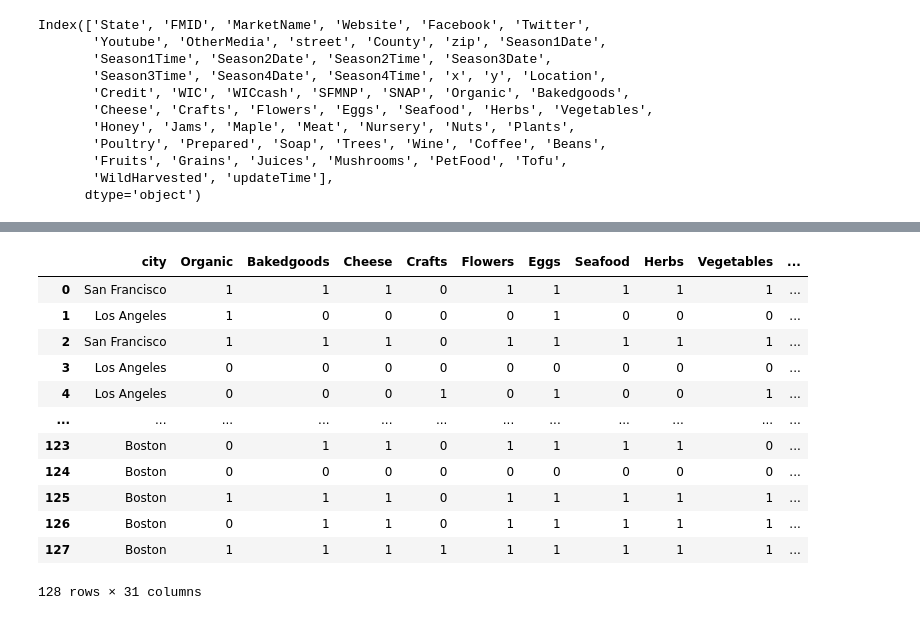
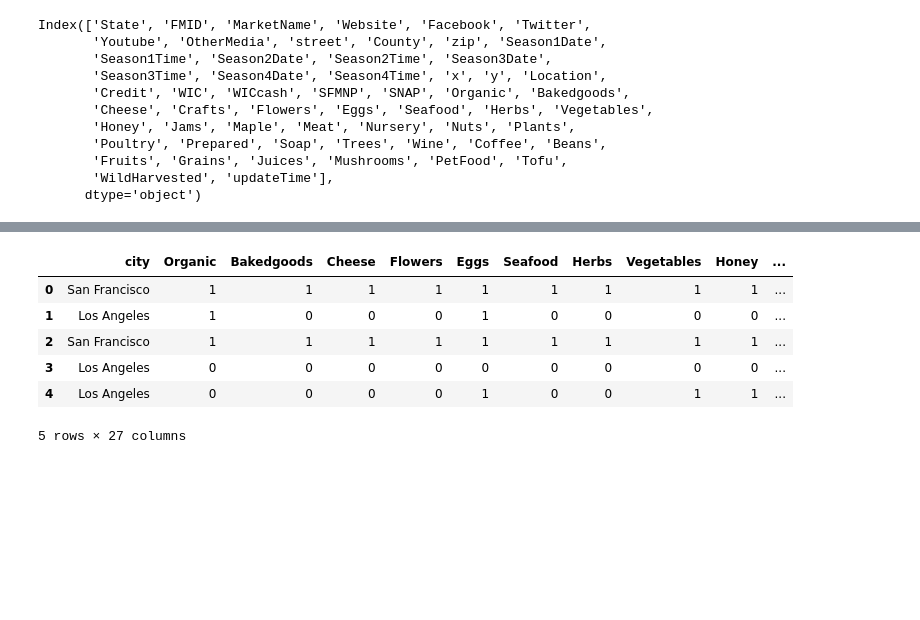
Before and after one commit to RobSalazar/Project-1, a Jupyter notebook: Jacquelin/Products.ipynb, the cells around one changed output, grey strips where cells are left out. Cells and saved outputs as stored; diff of their text form; code cells hidden in the pictures; blank space fills up the shorter version.

```diff
--- a/Jacquelin/Products.ipynb
+++ b/Jacquelin/Products.ipynb
@@ -45,9 +43,9 @@ Products
 # %%
 df=Products[['Organic', 'Bakedgoods',
-       'Cheese', 'Crafts', 'Flowers', 'Eggs', 'Seafood', 'Herbs', 'Vegetables',
-       'Honey', 'Jams', 'Maple', 'Meat', 'Nursery', 'Nuts', 'Plants',
-       'Poultry', 'Prepared', 'Soap', 'Trees', 'Wine', 'Coffee', 'Beans',
+       'Cheese','Flowers', 'Eggs', 'Seafood', 'Herbs', 'Vegetables',
+       'Honey', 'Jams', 'Maple', 'Meat', 'Nuts', 'Plants',
+       'Poultry', 'Prepared', 'Wine', 'Coffee', 'Beans',
        'Fruits', 'Grains', 'Juices', 'Mushrooms', 'PetFood', 'Tofu',
        'WildHarvested']]
-df
+df.head()
 # %% [output]
@@ -85,20 +71,14 @@ ProductFile
 # %%
 Prodc_df=ProductFile.replace(["-", "Y", "N", "N/A"], [0, 1, 0, 0])
 # %%
-Prodc_df
+Prodc_df.head()
 # %% [output]
-|  | city | Organic | Bakedgoods | Cheese | Crafts | Flowers | Eggs | Seafood | Herbs | Vegetables | ... |
-| 0 | San Francisco | 1 | 1 | 1 | 0 | 1 | 1 | 1 | 1 | 1 | ... |
-| 1 | Los Angeles | 1 | 0 | 0 | 0 | 0 | 1 | 0 | 0 | 0 | ... |
-| 2 | San Francisco | 1 | 1 | 1 | 0 | 1 | 1 | 1 | 1 | 1 | ... |
+|  | city | Organic | Bakedgoods | Cheese | Flowers | Eggs | Seafood | Herbs | Vegetables | Honey | ... |
+| 0 | San Francisco | 1 | 1 | 1 | 1 | 1 | 1 | 1 | 1 | 1 | ... |
+| 1 | Los Angeles | 1 | 0 | 0 | 0 | 1 | 0 | 0 | 0 | 0 | ... |
+| 2 | San Francisco | 1 | 1 | 1 | 1 | 1 | 1 | 1 | 1 | 1 | ... |
 | 3 | Los Angeles | 0 | 0 | 0 | 0 | 0 | 0 | 0 | 0 | 0 | ... |
-| 4 | Los Angeles | 0 | 0 | 0 | 1 | 0 | 1 | 0 | 0 | 1 | ... |
-| ... | ... | ... | ... | ... | ... | ... | ... | ... | ... | ... | ... |
-| 123 | Boston | 0 | 1 | 1 | 0 | 1 | 1 | 1 | 1 | 0 | ... |
-| 124 | Boston | 0 | 0 | 0 | 0 | 0 | 0 | 0 | 0 | 0 | ... |
-| 125 | Boston | 1 | 1 | 1 | 0 | 1 | 1 | 1 | 1 | 1 | ... |
-| 126 | Boston | 0 | 1 | 1 | 0 | 1 | 1 | 1 | 1 | 1 | ... |
-| 127 | Boston | 1 | 1 | 1 | 1 | 1 | 1 | 1 | 1 | 1 | ... |
+| 4 | Los Angeles | 0 | 0 | 0 | 0 | 1 | 0 | 0 | 1 | 1 | ... |
-128 rows × 31 columns
+5 rows × 27 columns
 # %%
 Sum_df=Prodc_df.groupby('city').sum()
```
Also changed, not shown: parts of 37 cells of this notebook.
